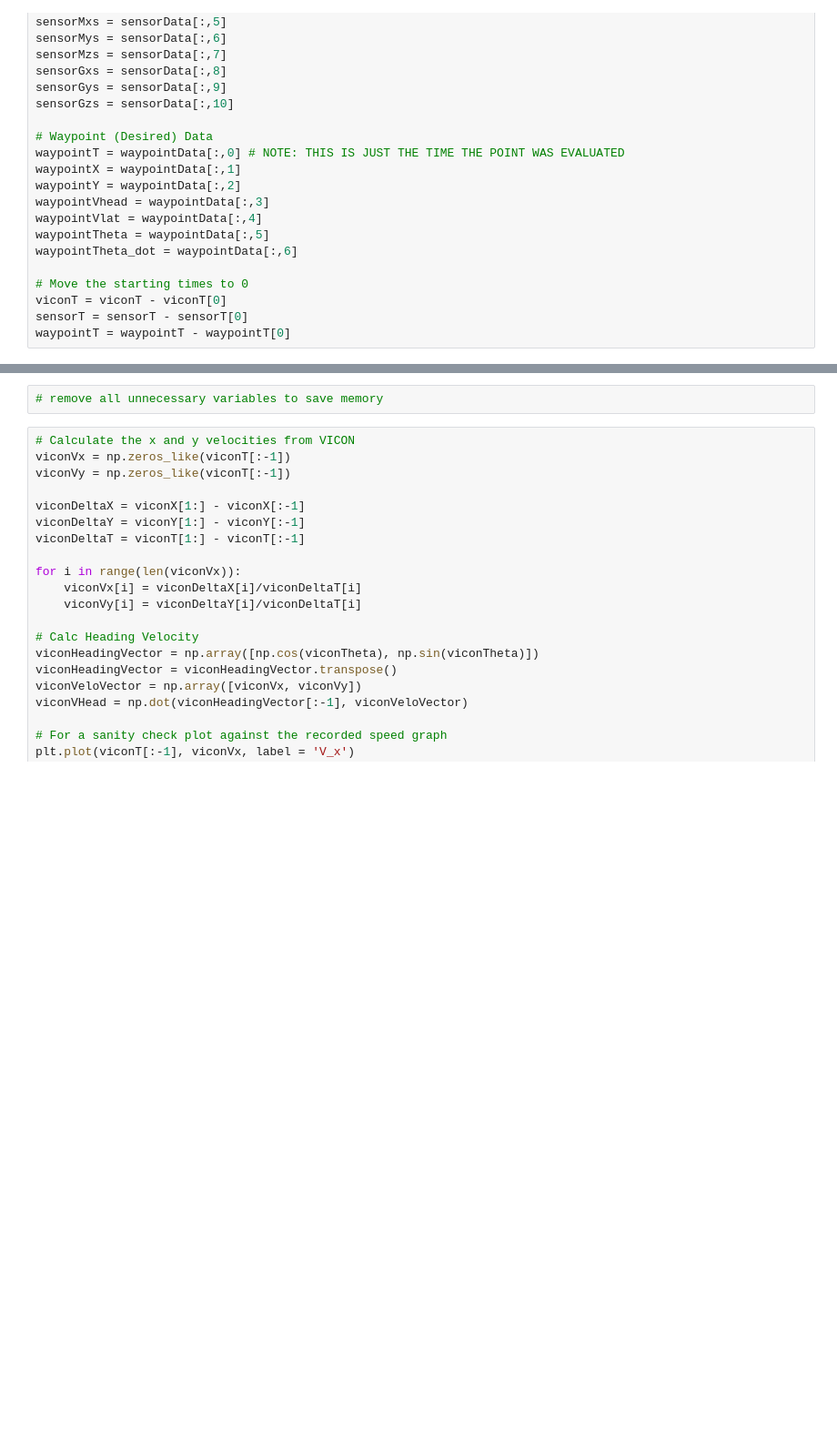
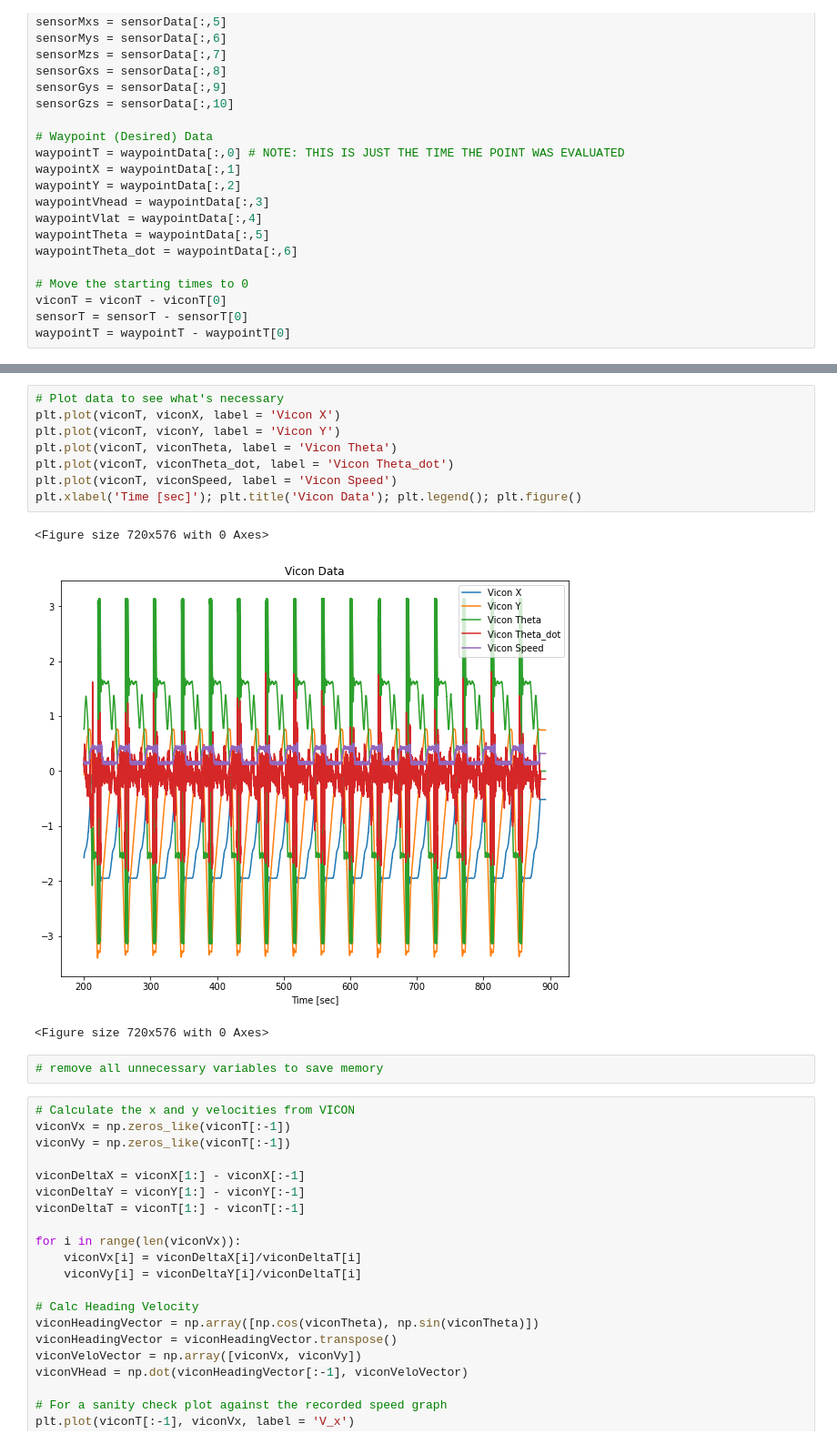
Before and after one commit to fdoyle6/Summer-IDS-Lab, a Jupyter notebook: Variance Calculator.ipynb, the cells around one changed output, grey strips where cells are left out. Shown: that part at 91% size. Cells and saved outputs as stored; diff of their text form; blank space fills up the shorter version.

```diff
--- a/Variance Calculator.ipynb
+++ b/Variance Calculator.ipynb
@@ -113,6 +114,18 @@ sensorGys *= kGyro
 sensorGzs *= kGyro
 
 ''' The important X is X = [ x, y, v^H, v^L, theta, theta_dot ] and we are not paying attention to the measurements of x & y ''';
+# %%
+# Plot data to see what's necessary
+plt.plot(viconT, viconX, label = 'Vicon X')
+plt.plot(viconT, viconY, label = 'Vicon Y')
+plt.plot(viconT, viconTheta, label = 'Vicon Theta')
+plt.plot(viconT, viconTheta_dot, label = 'Vicon Theta_dot')
+plt.plot(viconT, viconSpeed, label = 'Vicon Speed')
+plt.xlabel('Time [sec]'); plt.title('Vicon Data'); plt.legend(); plt.figure()
+# %% [output]
+<Figure size 720x576 with 0 Axes>
+[figure, added]
+<Figure size 720x576 with 0 Axes>
 # %%
 # remove all unnecessary variables to save memory
 # %%
```
Also changed, not shown: parts of 7 cells of this notebook.
